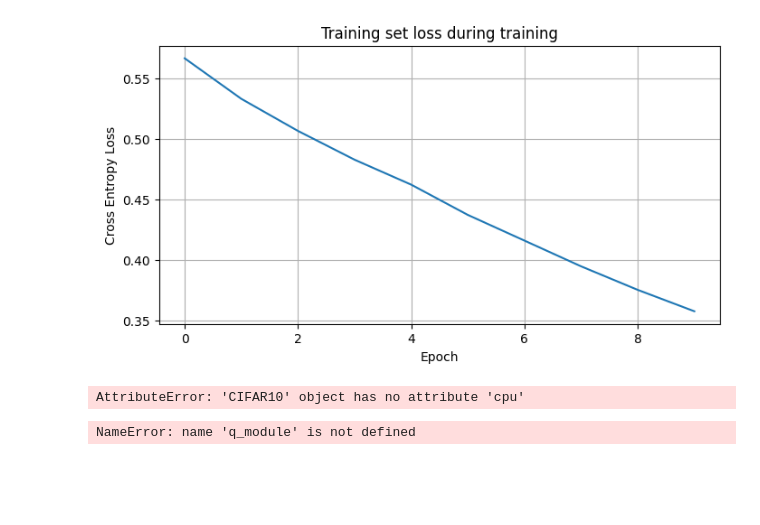
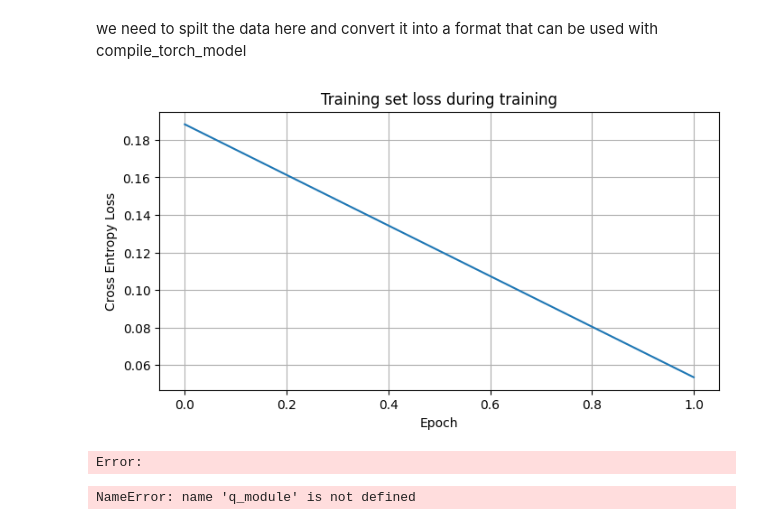
Before and after one commit to NgesBrian/tfhebasics, a Jupyter notebook: tfhe_concrete/simple_cnn_concrete.ipynb, the cells around one changed output. Drawn from its saved outputs; the diff is of its cells as text; code cells hidden in the pictures; blank space fills up the shorter version.

Commit message:
fixed data structure, added subset of data, train basic module

```diff
--- a/tfhe_concrete/simple_cnn_concrete.ipynb
+++ b/tfhe_concrete/simple_cnn_concrete.ipynb
@@ -32,13 +35,13 @@ transform = transforms.Compose(
         ])
 # %%
 #data sets downloading and reading
-train_dataset = torchvision.datasets.CIFAR10(root='./data',
+train_dataset = torchvision.datasets.MNIST(root='./data',
                                         train=True,
                                         download=True,
                                         transform=transform
                                         )
 
-test_dataset = torchvision.datasets.CIFAR10(root='data',
+test_dataset = torchvision.datasets.MNIST(root='data',
                                         train=False,
                                         download=True,
                                         transform=transform
@@ -66,31 +92,40 @@ test_loader = torch.utils.data.DataLoader(test_dataset,
+# %% [markdown]
+
+we need to spilt the data here and
+convert it into a format that can be used with compile_torch_model
 # %%
 class ConvolutionalNueralNet(nn.Module):
     def __init__(self, n_classes) -> None:
         """Construct the CNN with a configurable number of classes."""
         super().__init__()
 
-        self.conv1 = nn.Conv2d(3, 32, 3)
-        self.pool = nn.MaxPool2d(2, 2)
-        self.conv2 = nn.Conv2d(32, 64, 3)
-        self.conv3 = nn.Conv2d(64, 64, 3)
-        self.fc1 = nn.Linear(64*4*4, 64)
+        self.conv1 = nn.Conv2d(1, 32, kernel_size=3)
+        self.pool = nn.AvgPool2d(kernel_size=2, stride=2)
+        self.conv2 = nn.Conv2d(32, 64, kernel_size=3)
+        self.conv3 = nn.Conv2d(64, 64, kernel_size=3)
+        self.fc1 = nn.Linear(64 * 3 * 3, 64)
         self.fc2 = nn.Linear(64, n_classes)
 
     def forward(self, x):
-        x = functional.relu(self.conv1(x))
+        X= self.conv1(x)
+        x = functional.relu(X)
         x = self.pool(x)
-        x = functional.relu(self.conv2(x))
+        X= self.conv2(x)
+        x = functional.relu(X)
         x = self.pool(x)
-        x = functional.relu(self.conv3(x))
+        X = self.conv3(x)
+        x = functional.relu(X)
         x = torch.flatten(x, 1)
-        x = functional.relu(self.fc1(x))
+        #x = x.view(-1, 64 * 3 * 3)
+        X = self.fc1(x)
+        x = functional.relu(X)
         x = self.fc2(x)
         return x
 # %%
-model = ConvolutionalNueralNet(10).to(device)
+net = ConvolutionalNueralNet(10).to(device)
 # %%
 criterion = nn.CrossEntropyLoss()
-optimizer = torch.optim.Adam(model.parameters(), lr=learning_rate)
+optimizer = torch.optim.Adam(net.parameters(), lr=learning_rate)
 # %%
 torch.manual_seed(42)
 
@@ -101,37 +136,35 @@ def train_one_epoch(net, optimizer, train_loader):
     net.train()
     avg_loss = 0
     for data, target in train_loader:
         optimizer.zero_grad()
         output = net(data)
         loss_net = loss(output, target.long())
         loss_net.backward()
         optimizer.step()
         avg_loss += loss_net.item()
 
     return avg_loss / len(train_loader)
 
 
 # Create the tiny CNN with 10 output classes
-N_EPOCHS = 10
-
+N_EPOCHS = no_epochs
 
 # Train the network with Adam, output the test set accuracy every epoch
-net =model
 losses_bits = []
 optimizer = torch.optim.Adam(net.parameters())
 for _ in tqdm(range(N_EPOCHS), desc="Training"):
     losses_bits.append(train_one_epoch(net, optimizer, train_loader))
 
 
 fig = plt.figure(figsize=(8, 4))
 plt.plot(losses_bits)
 plt.ylabel("Cross Entropy Loss")
 plt.xlabel("Epoch")
 plt.title("Training set loss during training")
 plt.grid(True)
 plt.show()
 # %% [output]
-[figure, old version]
+[figure, new version]
 # %%
 #Work now with concrete
 
@@ -172,8 +205,8 @@ def test_with_concrete(quantized_module, test_loader, use_sim):
 # %%
 n_bits = 6
 
-q_module = compile_torch_model(net, train_dataset, rounding_threshold_bits=6, p_error=0.1)
-
+q_module = compile_torch_model(net, x_train, rounding_threshold_bits=6, p_error=0.1)
+#q_module = compile_brevitas_qat_model(net, x_train)
 start_time = time.time()
 accs = test_with_concrete(
     q_module,
@@ -184,7 +217,7 @@ sim_time = time.time() - start_time
 
 print(f"Simulated FHE execution for {n_bits} bit network accuracy: {accs:.2f}%")
 # %% [output]
-AttributeError: 'CIFAR10' object has no attribute 'cpu'
+Error:
 # %%
 # Generate keys first
 t = time.time()
```
Also changed, not shown: parts of 9 cells of this notebook, 2 other files.
